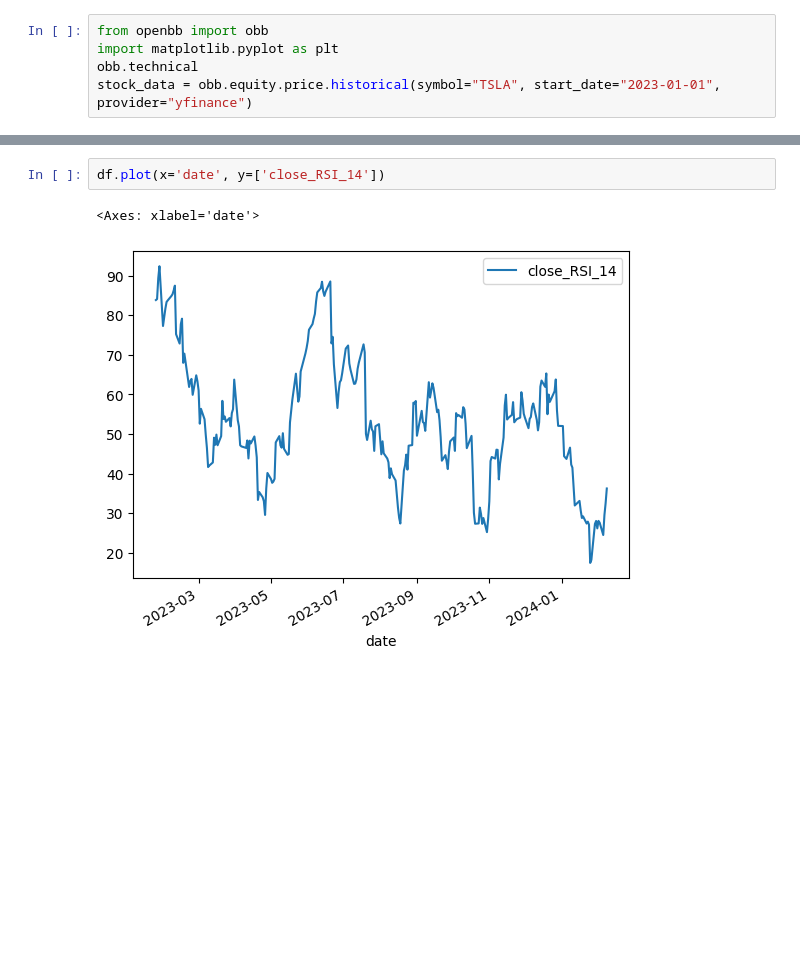
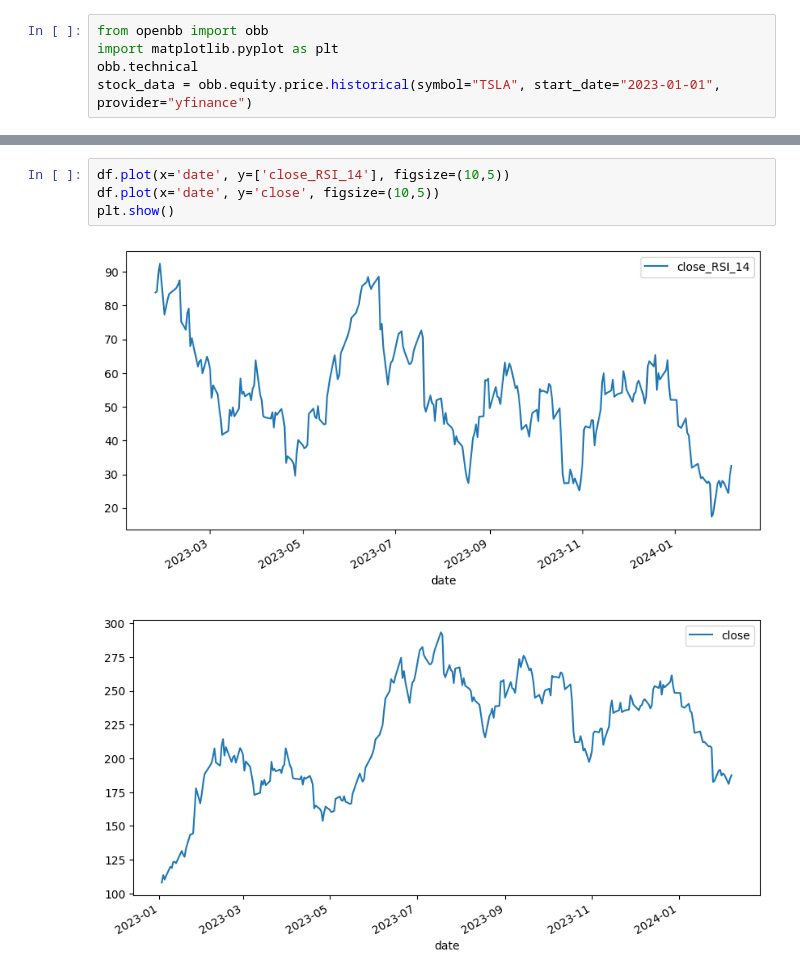
Before and after one commit to oragamiman01/stock_prediction, a Jupyter notebook: feature_generation.ipynb, the cells around one changed output, grey strips where cells are left out. Cells and saved outputs as stored; diff of their text form; blank space fills up the shorter version.

```diff
--- a/feature_generation.ipynb
+++ b/feature_generation.ipynb
@@ -26,5 +26,7 @@ df
 # %%
-df.plot(x='date', y=['close_RSI_14'])
+df.plot(x='date', y=['close_RSI_14'], figsize=(10,5))
+df.plot(x='date', y='close', figsize=(10,5))
+plt.show()
 # %% [output]
-<Axes: xlabel='date'>
-[figure, old version]
+[figure, new version]
+[figure, added]
```
Also changed, not shown: parts of 5 cells of this notebook.
